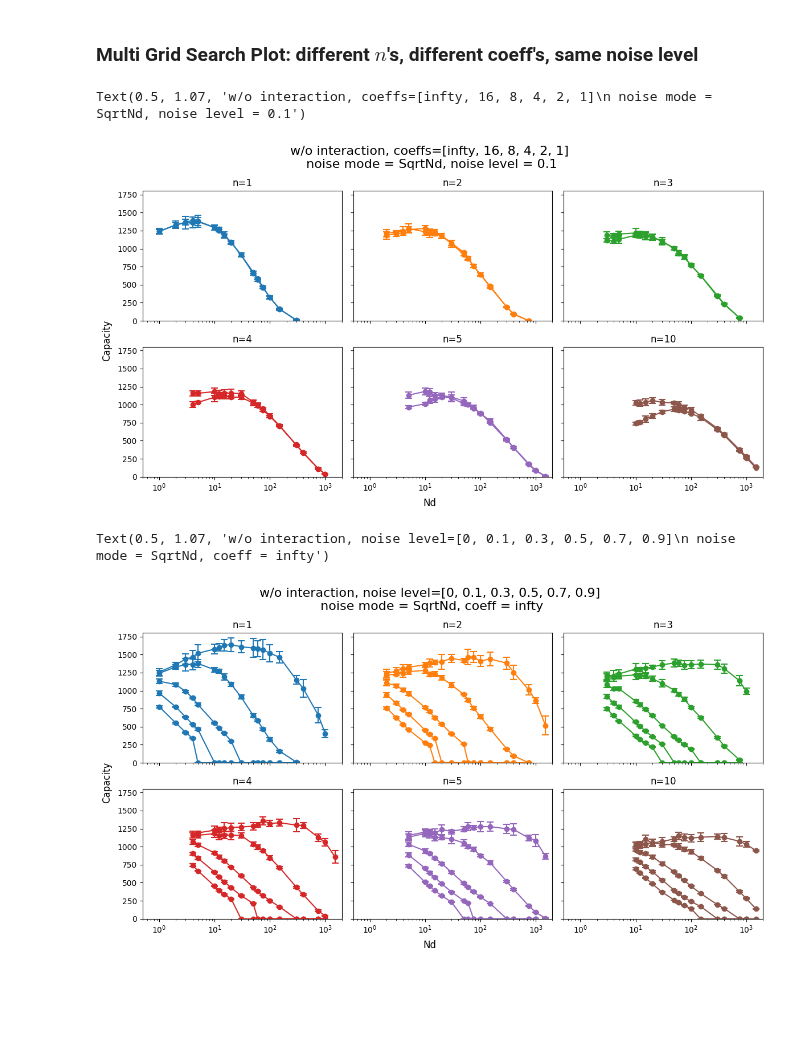
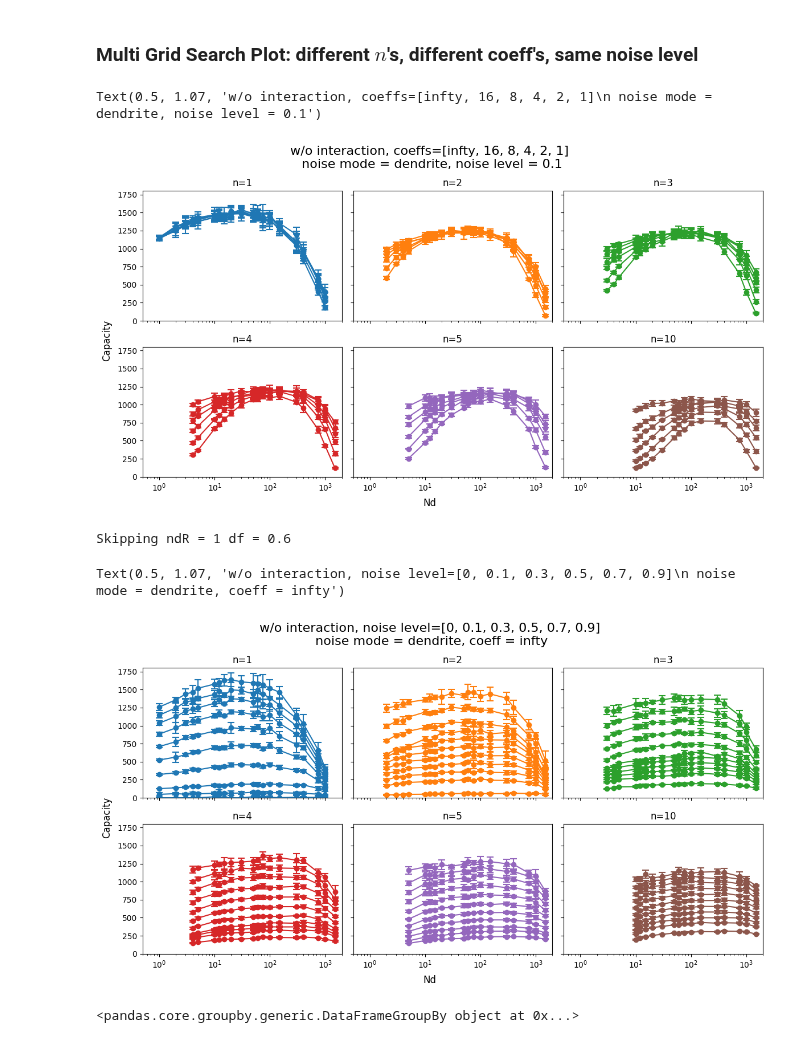
Before and after one commit to Cai-Fangxu/dendrite_familiarity_detection, a Jupyter notebook: common_data_processing/noisy_capacity_plots.ipynb, the cells around one changed output. Cells and saved outputs as stored; diff of their text form; code cells hidden in the pictures; blank space fills up the shorter version.

```diff
--- a/common_data_processing/noisy_capacity_plots.ipynb
+++ b/common_data_processing/noisy_capacity_plots.ipynb
@@ -272,7 +200,7 @@ plt.tight_layout()
 ### Multi Grid Search Plot: different $n$'s, different coeff's, same noise level
 # %%
 noise_level = 0.1
-noise_mode = "SqrtNd"
+noise_mode = "dendrite"
 
 file_path_list = [f"../data/gridSearch_SomaNoise/coeff_infty/{noise_mode}_noise_{noise_level}/max_points_df.csv",
                   f"../data/gridSearch_SomaNoise/coeff_16/{noise_mode}_noise_{noise_level}/max_points_df.csv",
@@ -346,21 +274,23 @@ fig.suptitle(f"w/o interaction, coeffs=[infty, 16, 8, 4, 2, 1]\n noise mode = {n
 
 # plt.savefig("../tmp_figures/capacity_vs_Nd_Int_multiPanels.svg", bbox_inches='tight')
 # %% [output]
-Text(0.5, 1.07, 'w/o interaction, coeffs=[infty, 16, 8, 4, 2, 1]\n noise mode = SqrtNd, noise level = 0.1')
+Text(0.5, 1.07, 'w/o interaction, coeffs=[infty, 16, 8, 4, 2, 1]\n noise mode = dendrite, noise level = 0.1')
-[figure, old version]
+[figure, new version]
 # %%
 coeff = "infty"
-noise_mode = "SqrtNd"
+noise_mode = "dendrite"
 
-file_path_list = [f"../data/gridSearch_standard/60000/coeff_{coeff}/max_points_df.csv",
-                  f"../data/gridSearch_SomaNoise/coeff_{coeff}/{noise_mode}_noise_0.1/max_points_df.csv",
-                  f"../data/gridSearch_SomaNoise/coeff_{coeff}/{noise_mode}_noise_0.3/max_points_df.csv",
-                  f"../data/gridSearch_SomaNoise/coeff_{coeff}/{noise_mode}_noise_0.5/max_points_df.csv",
-                  f"../data/gridSearch_SomaNoise/coeff_{coeff}/{noise_mode}_noise_0.7/max_points_df.csv",
-                  f"../data/gridSearch_SomaNoise/coeff_{coeff}/{noise_mode}_noise_0.9/max_points_df.csv"]
+# file_path_list = [f"../data/gridSearch_standard/60000/coeff_{coeff}/max_points_df.csv",
+#                   f"../data/gridSearch_SomaNoise/coeff_{coeff}/{noise_mode}_noise_0.1/max_points_df.csv",
+#                   f"../data/gridSearch_SomaNoise/coeff_{coeff}/{noise_mode}_noise_0.3/max_points_df.csv",
+#                   f"../data/gridSearch_SomaNoise/coeff_{coeff}/{noise_mode}_noise_0.5/max_points_df.csv",
+#                   f"../data/gridSearch_SomaNoise/coeff_{coeff}/{noise_mode}_noise_0.7/max_points_df.csv",
+#                   f"../data/gridSearch_SomaNoise/coeff_{coeff}/{noise_mode}_noise_0.9/max_points_df.csv"]
 
 
-df_name_list = ["0", "0.1", "0.3", "0.5", "0.7", "0.9"]
+df_name_list = ["0", "0.1", "0.15", "0.2", "0.25", "0.3", "0.35", "0.4", "0.45", "0.5", "0.6", "0.7", "0.9"]
+
+file_path_list = [f"../data/gridSearch_standard/60000/coeff_{coeff}/max_points_df.csv"] + [f"../data/gridSearch_SomaNoise/coeff_{coeff}/{noise_mode}_noise_{noise}/max_points_df.csv" for noise in df_name_list[1:]]
 
 ndRlist = [1, 2, 3, 4, 5, 10]
 
@@ -388,7 +318,10 @@ for ndR_idx, ndR_value in enumerate(ndRlist):
         subset = subset.sort_values("nd")
         max_nd = subset['nd'].max()
         min_nd = subset['nd'].min()
-        nd_plot_list = np.linspace(min_nd, max_nd, int(max_nd-min_nd))
+        try:
+            nd_plot_list = np.linspace(min_nd, max_nd, int(max_nd-min_nd))
+        except:
+            print("Skipping ndR =", ndR_value, "df =", df_name)
         try:
             xs = np.log(subset['nd'].to_numpy())
             ys = subset['capacity'].to_numpy()
@@ -397,32 +330,33 @@ for ndR_idx, ndR_value in enumerate(ndRlist):
             # fitted_capacity = spline(np.log(nd_plot_list))
 
             # ax[ax_i, ax_j].plot(nd_plot_list, fitted_capacity, label=f"{df_name}", c=f"C{ndR_idx}")
             ax[ax_i, ax_j].plot(subset['nd'], subset['capacity'], label=f"{ndR_value}", c=f"C{ndR_idx}") # Original points line
         except: pass
 
         ax[ax_i, ax_j].errorbar(
             x=subset['nd'],
             y=subset['capacity'],
             yerr=2.571*subset['sem'],
             fmt='o',
             capsize=4,
             capthick=1.5,
             elinewidth=1.5,
             c=f"C{ndR_idx}"
         )
 
     ax[ax_i, ax_j].set_xlim(0.5, 2000)
     ax[ax_i, ax_j].set_ylim(0, 1800)
     # ax[ax_i, ax_j].set_xlabel("Nd")
     # ax[ax_i, ax_j].set_ylabel("capacity")
     ax[ax_i, ax_j].set_xscale("log")
     ax[ax_i, ax_j].set_title(f"n={ndR_value}")
 plt.tight_layout(rect=(0.03,0.03,1,1))
 fig.supxlabel("Nd")
 fig.supylabel("Capacity")
 fig.suptitle(f"w/o interaction, noise level=[0, 0.1, 0.3, 0.5, 0.7, 0.9]\n noise mode = {noise_mode}, coeff = {coeff}", fontsize=16, y=1.07)
 
 # plt.savefig("../tmp_figures/capacity_vs_Nd_Int_multiPanels.svg", bbox_inches='tight')
 # %% [output]
-Text(0.5, 1.07, 'w/o interaction, noise level=[0, 0.1, 0.3, 0.5, 0.7, 0.9]\n noise mode = SqrtNd, coeff = infty')
+Skipping ndR = 1 df = 0.6
+Text(0.5, 1.07, 'w/o interaction, noise level=[0, 0.1, 0.3, 0.5, 0.7, 0.9]\n noise mode = dendrite, coeff = infty')
-[figure, old version]
+[figure, new version]
@@ -428,0 +395,4 @@ Text(0.5, 1.07, 'w/o interaction, noise level=[0, 0.1, 0.3, 0.5, 0.7, 0.9]\n noi
+# %%
+df.groupby(['noise', 'ndR'])
+# %% [output]
+<pandas.core.groupby.generic.DataFrameGroupBy object at 0x...>
```
Also changed, not shown: parts of 8 cells of this notebook, 7 other files.
